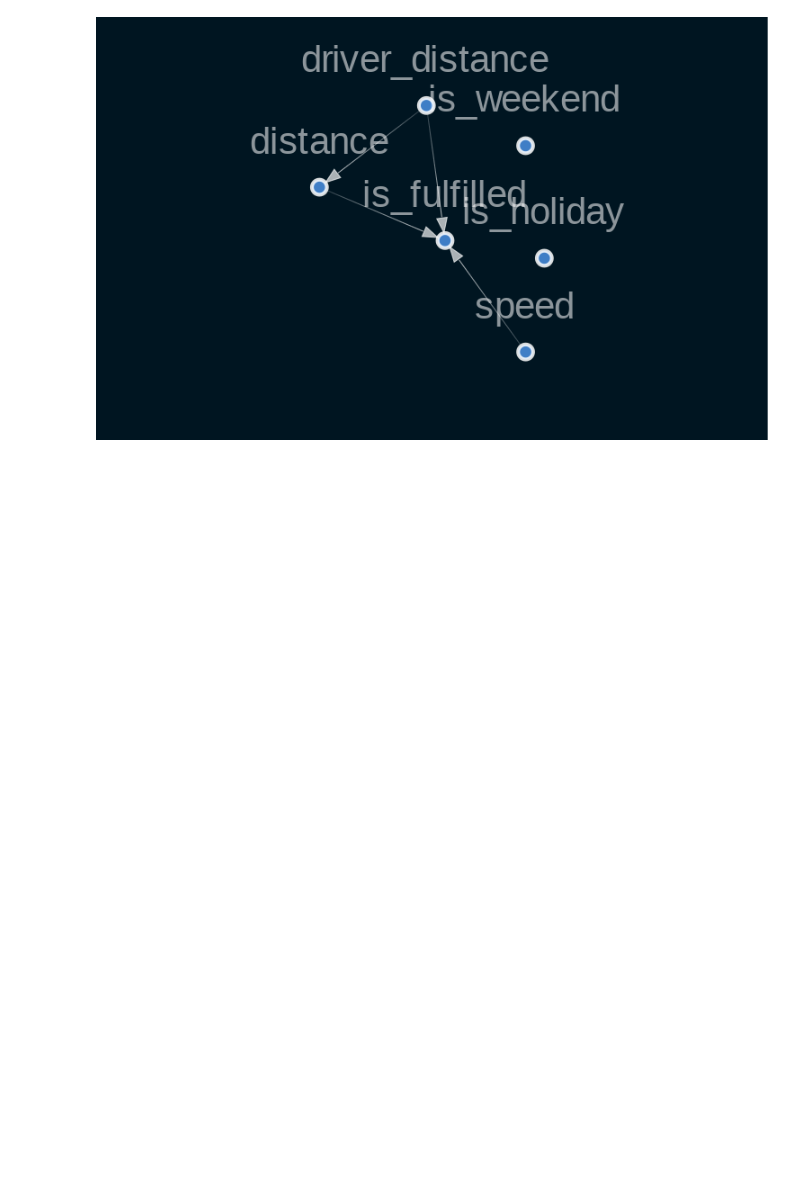
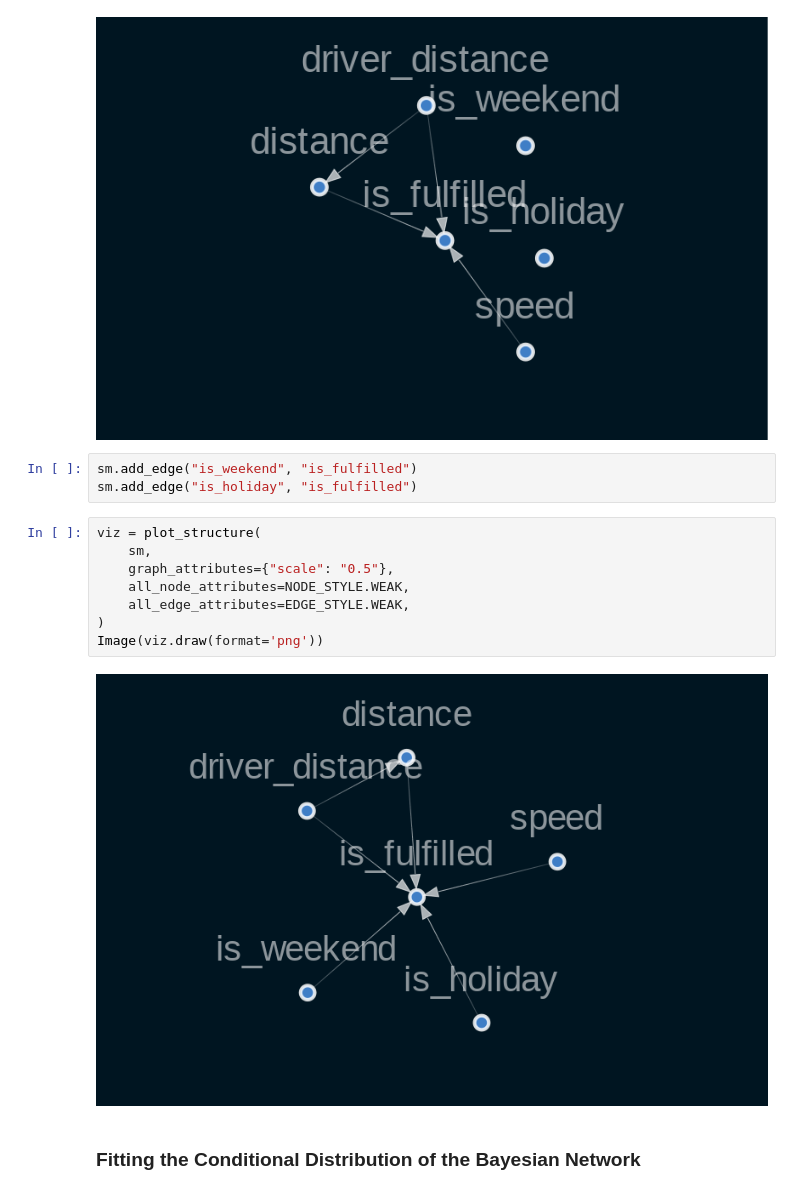
Before and after one commit to yonamg/Causal_Inference_Model, a Jupyter notebook: notebook/Causality.ipynb, the cells around one changed output. Cells and saved outputs as stored; diff of their text form; blank space fills up the shorter version.

```diff
--- a/notebook/Causality.ipynb
+++ b/notebook/Causality.ipynb
@@ -329,3 +329,18 @@ viz = plot_structure(
 Image(viz.draw(format='png'))
 # %% [output]
 [figure]
+# %%
+sm.add_edge("is_weekend", "is_fulfilled")
+sm.add_edge("is_holiday", "is_fulfilled")
+# %%
+viz = plot_structure(
+    sm,
+    graph_attributes={"scale": "0.5"},
+    all_node_attributes=NODE_STYLE.WEAK,
+    all_edge_attributes=EDGE_STYLE.WEAK,
+)
+Image(viz.draw(format='png'))
+# %% [output]
+[figure, added]
+# %% [markdown]
+### Fitting the Conditional Distribution of the Bayesian Network
```
Also changed, not shown: parts of 2 cells of this notebook.
